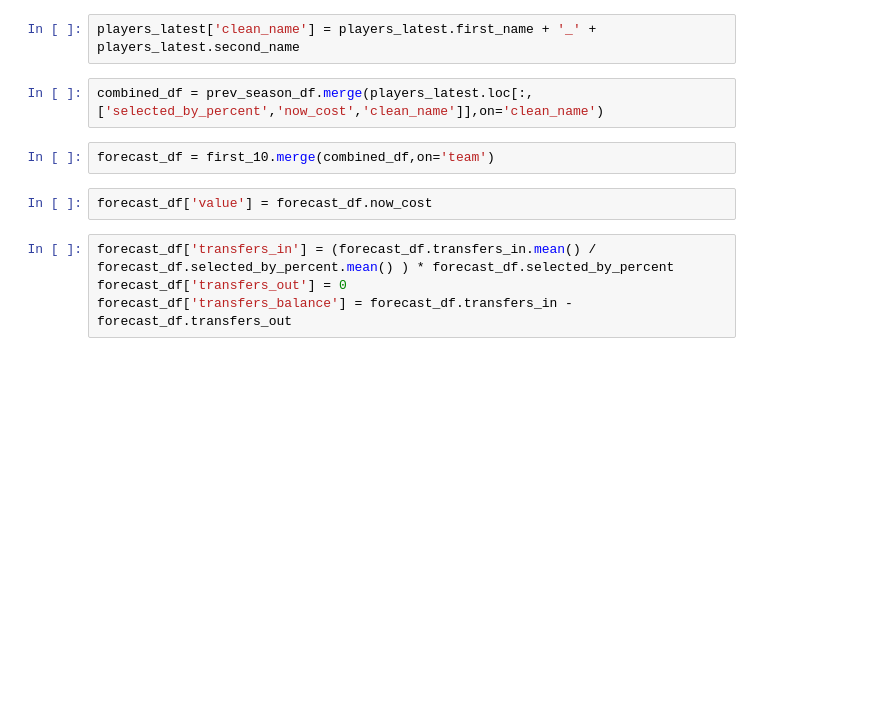
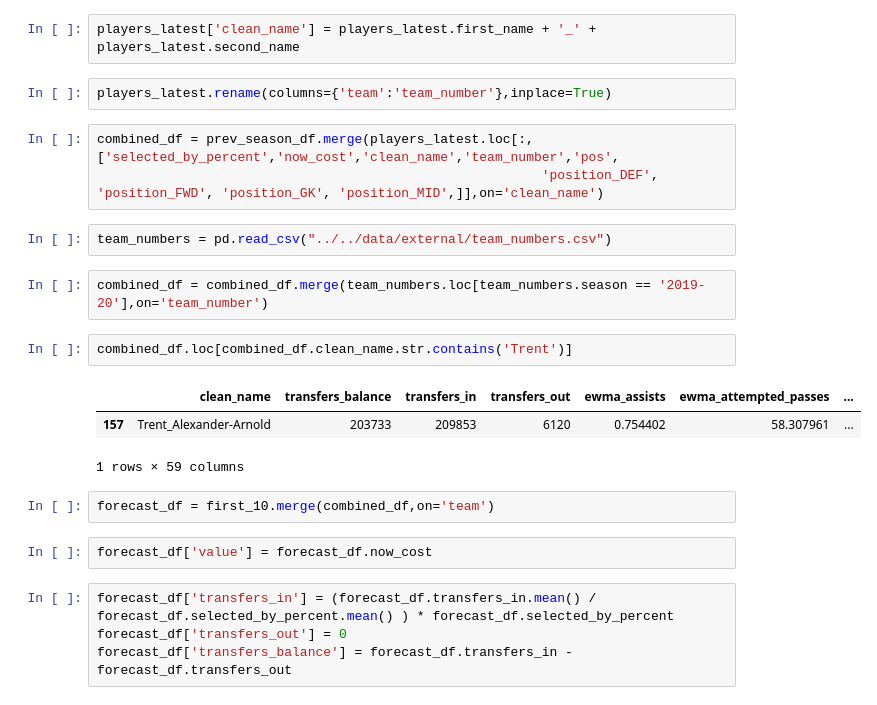
Before and after one commit to stevieg3/fpl-analysis, a Jupyter notebook: notebooks/exploration/1.5 Add details_to_players.ipynb, the cells around one changed output. Cells and saved outputs as stored; diff of their text form; blank space fills up the shorter version.

```diff
--- a/notebooks/exploration/1.5 Add details_to_players.ipynb
+++ b/notebooks/exploration/1.5 Add details_to_players.ipynb
@@ -41,7 +23,20 @@ prev_season_df = (gameweek_df.sort_values(by='Date').drop_duplicates(['clean_nam
 # %%
 players_latest['clean_name'] = players_latest.first_name + '_' + players_latest.second_name
+# %%
+players_latest.rename(columns={'team':'team_number'},inplace=True)
 # %%
-combined_df = prev_season_df.merge(players_latest.loc[:,['selected_by_percent','now_cost','clean_name']],on='clean_name')
+combined_df = prev_season_df.merge(players_latest.loc[:,['selected_by_percent','now_cost','clean_name','team_number','pos',
+                                                         'position_DEF', 'position_FWD', 'position_GK', 'position_MID',]],on='clean_name')
+# %%
+team_numbers = pd.read_csv("../../data/external/team_numbers.csv")
+# %%
+combined_df = combined_df.merge(team_numbers.loc[team_numbers.season == '2019-20'],on='team_number')
+# %%
+combined_df.loc[combined_df.clean_name.str.contains('Trent')]
+# %% [output]
+|  | clean_name | transfers_balance | transfers_in | transfers_out | ewma_assists | ewma_attempted_passes | ... |
+| 157 | Trent_Alexander-Arnold | 203733 | 209853 | 6120 | 0.754402 | 58.307961 | ... |
+1 rows × 59 columns
 # %%
 forecast_df = first_10.merge(combined_df,on='team')
 # %%
```
Also changed, not shown: parts of 9 cells of this notebook, 4 other files.
